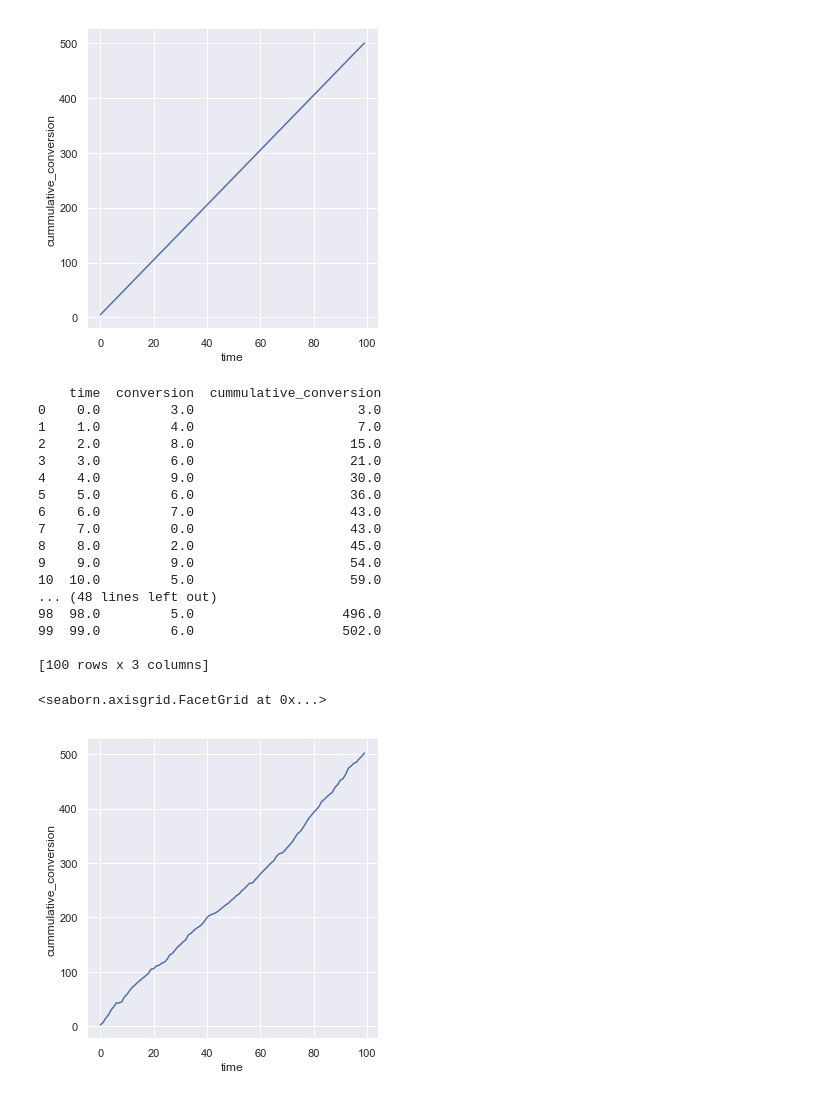
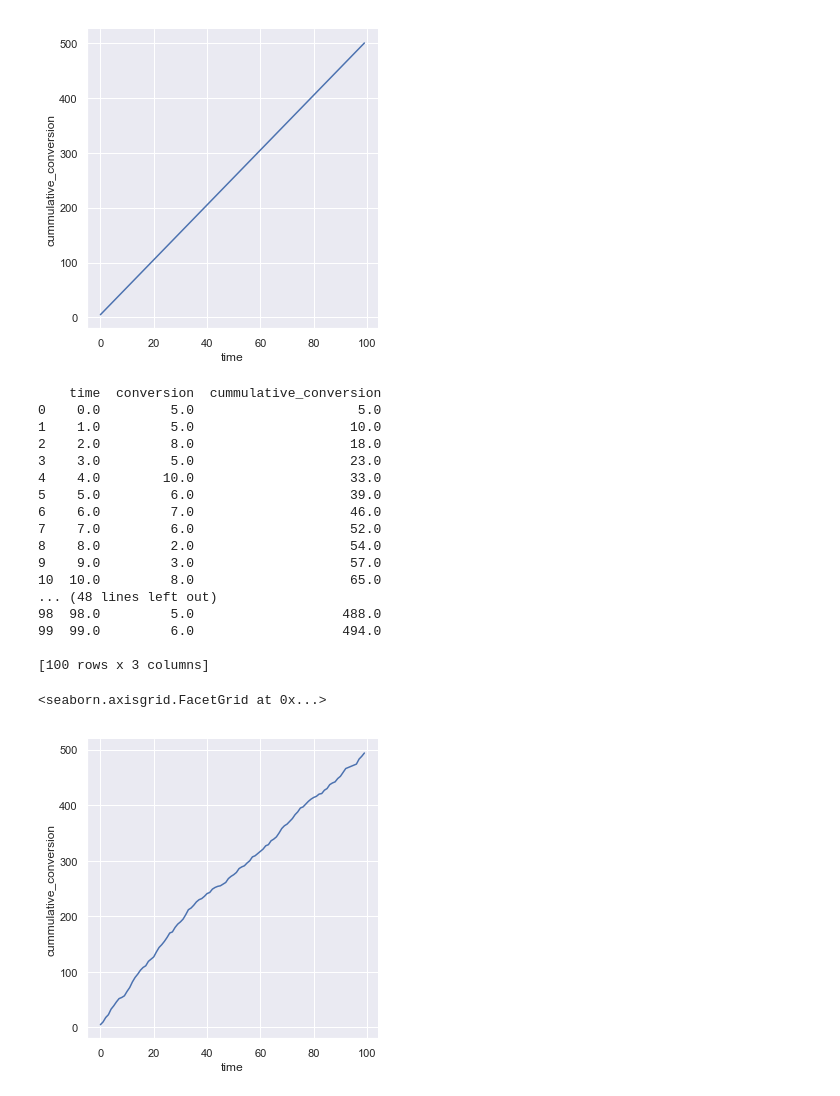
Before and after one commit to imrehg/mc-model-playground, a Jupyter notebook: index.ipynb, the cells around one changed output. Cells and saved outputs as stored; diff of their text form; code cells hidden in the pictures.

```diff
--- a/index.ipynb
+++ b/index.ipynb
@@ -49,43 +48,42 @@ sns.relplot(x="time", y="cummulative_conversion", kind="line", data=results1)
 # %%
 timesteps = 100
 
 # Set random seed
-np.random.seed(0)  # this is not really needed here, just reference
-ot.RandomGenerator.SetSeed(0)  # needed since we use OpenTURNS for the distribution
+np.random.seed(0)
 
 def probabilistic(visitors, conversion, timesteps):
     results = np.zeros((timesteps, 3))
     results[:, 0] = np.arange(0, timesteps)
-    distribution = ot.Bernoulli(conversion)
+    distribution = stats.bernoulli(conversion)
     for i in range(0, timesteps):
-        results[i, 1] = np.sum(distribution.getSample(np.int(visitors)))
+        results[i, 1] = np.sum(distribution.rvs(np.int(visitors)))
         if i > 0:
             results[i, 2] = results[i-1, 2] + results[i, 1]
         else:
             results[i, 2] = results[i, 1]
     return pd.DataFrame(results, columns=["time", "conversion", "cummulative_conversion"])
 
 results2 = probabilistic(visitors1, conversion1, timesteps)
 print(results2)
 sns.relplot(x="time", y="cummulative_conversion", kind="line", data=results2)
 # %% [output]
     time  conversion  cummulative_conversion
-0    0.0         3.0                     3.0
-1    1.0         4.0                     7.0
-2    2.0         8.0                    15.0
-3    3.0         6.0                    21.0
-4    4.0         9.0                    30.0
-5    5.0         6.0                    36.0
-6    6.0         7.0                    43.0
-7    7.0         0.0                    43.0
-8    8.0         2.0                    45.0
-9    9.0         9.0                    54.0
-10  10.0         5.0                    59.0
+0    0.0         5.0                     5.0
+1    1.0         5.0                    10.0
+2    2.0         8.0                    18.0
+3    3.0         5.0                    23.0
+4    4.0        10.0                    33.0
+5    5.0         6.0                    39.0
+6    6.0         7.0                    46.0
+7    7.0         6.0                    52.0
+8    8.0         2.0                    54.0
+9    9.0         3.0                    57.0
+10  10.0         8.0                    65.0
 ... (48 lines left out)
-98  98.0         5.0                   496.0
-99  99.0         6.0                   502.0
+98  98.0         5.0                   488.0
+99  99.0         6.0                   494.0
 
 [100 rows x 3 columns]
 <seaborn.axisgrid.FacetGrid at 0x...>
-[figure, old version]
+[figure, new version]
 # %%
```
Also changed, not shown: parts of 6 cells of this notebook.
